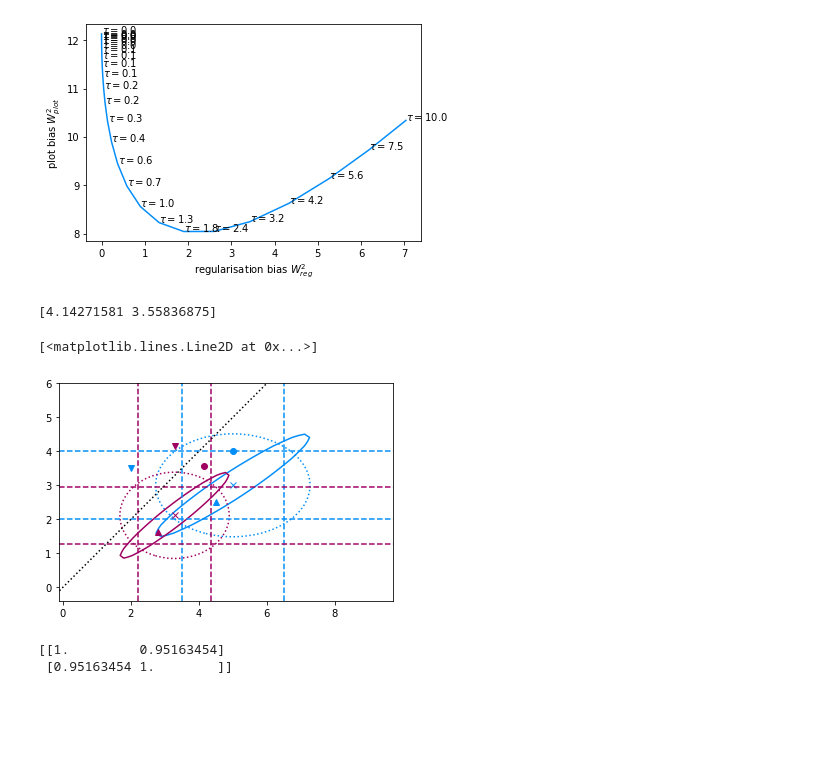
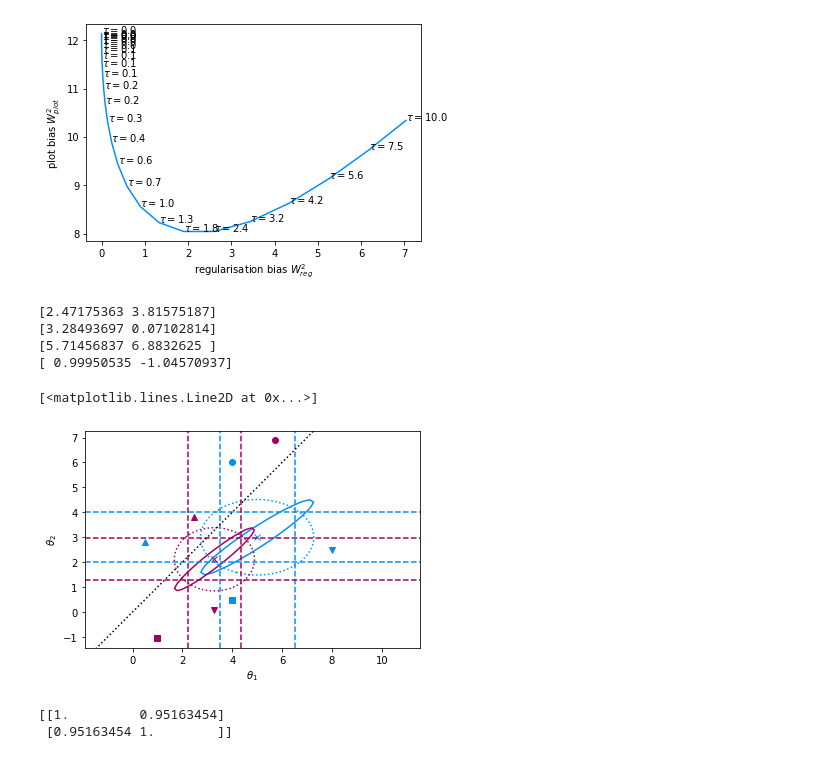
Before and after one commit to ast0815/regularisation, a Jupyter notebook: simple.ipynb, the cells around one changed output. Saved outputs shown, nothing was run; the diff lists cells and outputs as text; code cells hidden in the pictures; blank space fills up the shorter version.

```diff
--- a/simple.ipynb
+++ b/simple.ipynb
@@ -56,15 +56,15 @@ cor_det_list = [np.linalg.det(c) for c in cor_list]
 # Wasserstein distance in uncorrelated standard normal space
 # The Fréchet distance between multivariate normal distributions
 # https://doi.org/10.1016/0047-259X(82)90077-X
-U = cholesky(cov_inv)
 dist = []
 diag_dist = []
+U = cholesky(cov_inv)
 m = U @ data
 
 
-def wasserstein(x, cov):
+def wasserstein(x, c):
     diff = m - U @ x
-    S = U @ cov @ U.T
+    S = U @ c @ U.T
     d = diff.T @ diff + cov.shape[0] + np.trace(S - 2 * sqrtm(S))
     return abs(d)  # Catch some numerical issues
 
@@ -152,38 +152,50 @@ plt.contour(
     linestyles="dotted",
 )
 
 # Visible error bars
 plt.axvline(reg_data[0] - sigmas * reg_err[0], color="C2", linestyle="dashed")
 plt.axvline(reg_data[0] + sigmas * reg_err[0], color="C2", linestyle="dashed")
 plt.axhline(reg_data[1] - sigmas * reg_err[1], color="C2", linestyle="dashed")
 plt.axhline(reg_data[1] + sigmas * reg_err[1], color="C2", linestyle="dashed")
 
 # Some models
 A = A_list[i_W]
-model = [4.5, 2.5]
+model = [0.5, 2.8]
 reg_model = A @ model
+print(reg_model)
 plt.plot([model[0]], [model[1]], color="C0", marker="^")
 plt.plot([reg_model[0]], [reg_model[1]], color="C2", marker="^")
 
-model = [2, 3.5]
+model = [8, 2.5]
 reg_model = A @ model
+print(reg_model)
 plt.plot([model[0]], [model[1]], color="C0", marker="v")
 plt.plot([reg_model[0]], [reg_model[1]], color="C2", marker="v")
 
-model = [5, 4]
+model = [4, 6]
 reg_model = A @ model
 print(reg_model)
 plt.plot([model[0]], [model[1]], color="C0", marker="o")
 plt.plot([reg_model[0]], [reg_model[1]], color="C2", marker="o")
 
+model = [4, 0.5]
+reg_model = A @ model
+print(reg_model)
+plt.plot([model[0]], [model[1]], color="C0", marker="s")
+plt.plot([reg_model[0]], [reg_model[1]], color="C2", marker="s")
 plt.axis("equal")
+plt.xlabel(r"$\theta_1$")
+plt.ylabel(r"$\theta_2$")
 
 # Orientation
 plt.plot([-10,10], [-10,10], color="k", linestyle="dotted", scalex=False, scaley=False)
 # %% [output]
-[4.14271581 3.55836875]
+[2.47175363 3.81575187]
+[3.28493697 0.07102814]
+[5.71456837 6.8832625 ]
+[ 0.99950535 -1.04570937]
 [<matplotlib.lines.Line2D at 0x...>]
-[figure, old version]
+[figure, new version]
 # %%
 print(cor_list[i_W])
 # %% [output]
```
